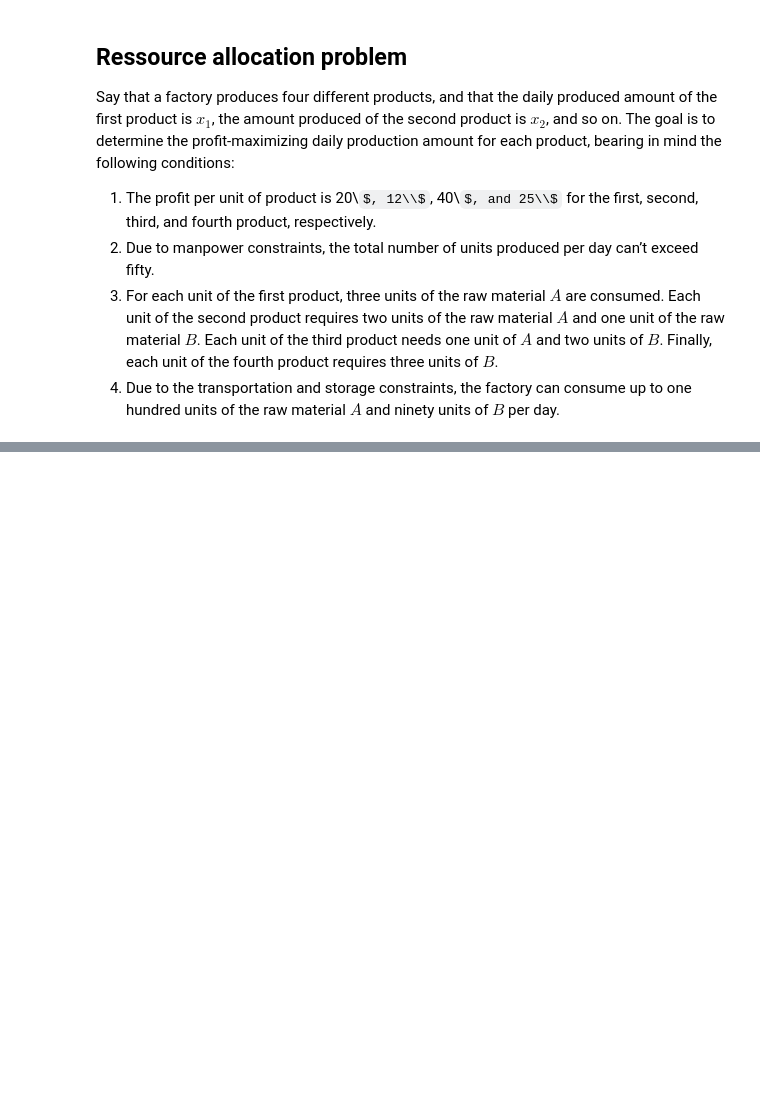
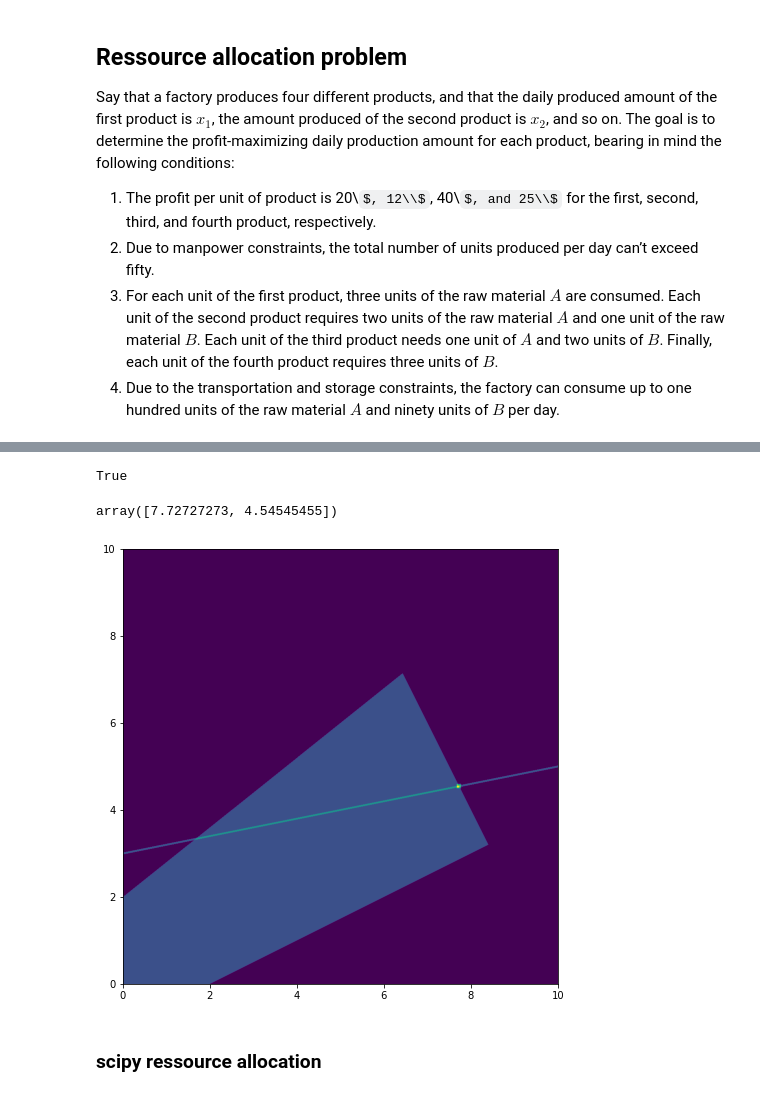
Before and after one commit to feust/python_examples, a Jupyter notebook: notebooks/linera_programming_optimization.ipynb, the cells around one changed output, grey strips where cells are left out. Drawn from its saved outputs; the diff is of its cells as text; code cells hidden in the pictures; some formulas as TeX source; blank space fills up the shorter version.

```diff
--- a/notebooks/linera_programming_optimization.ipynb
+++ b/notebooks/linera_programming_optimization.ipynb
@@ -101,0 +142,27 @@ x_1, x_2, x_3, x_4 \geq 0
+# %%
+obj = [-1, -2]  # holds the coefficients from the objective function.
+#      ─┬  ─┬
+#       │   └┤ Coefficient for y
+#       └────┤ Coefficient for x
+
+# left-hand-side of inqeualities
+lhs_ineq = [[ 2,  1],
+            [-4,  5],
+            [ 1, -2]]
+
+# right-hand-side of inequalities
+rhs_ineq = [20,
+            10,
+            2]
+
+# equality
+lhs_eq = [[-1, 5]]
+rhs_eq = [15]
+
+# bounds
+bnd = [(0, float("inf")),  # Bounds of x
+        (0, float("inf"))]  # Bounds of y
+# %%
+opt = linprog(c=obj, A_ub=lhs_ineq, b_ub=rhs_ineq,
+              A_eq=lhs_eq, b_eq=rhs_eq, bounds=bnd,
+              method='highs')
@@ -101,0 +189,18 @@ x_1, x_2, x_3, x_4 \geq 0
+# %%
+opt.success
+# %% [output]
+True
+# %%
+opt.x
+# %% [output]
+array([7.72727273, 4.54545455])
+# %%
+fig, ax = plt.subplots(figsize=(8,8))
+
+sol = (np.abs(xx-opt.x[0])<0.05) & (np.abs(yy-opt.x[1])<0.05)
+feasible_region = ax.imshow(constraint_1*constraint_2*constraint_3+constraint_4*1.1+sol*2,
+                            origin='lower', aspect='equal', extent=[0, 10, 0, 10])
+# %% [output]
+[figure, added]
+# %% [markdown]
+ ### scipy ressource allocation
```
Also changed, not shown: parts of 14 cells of this notebook, 4 other files.
